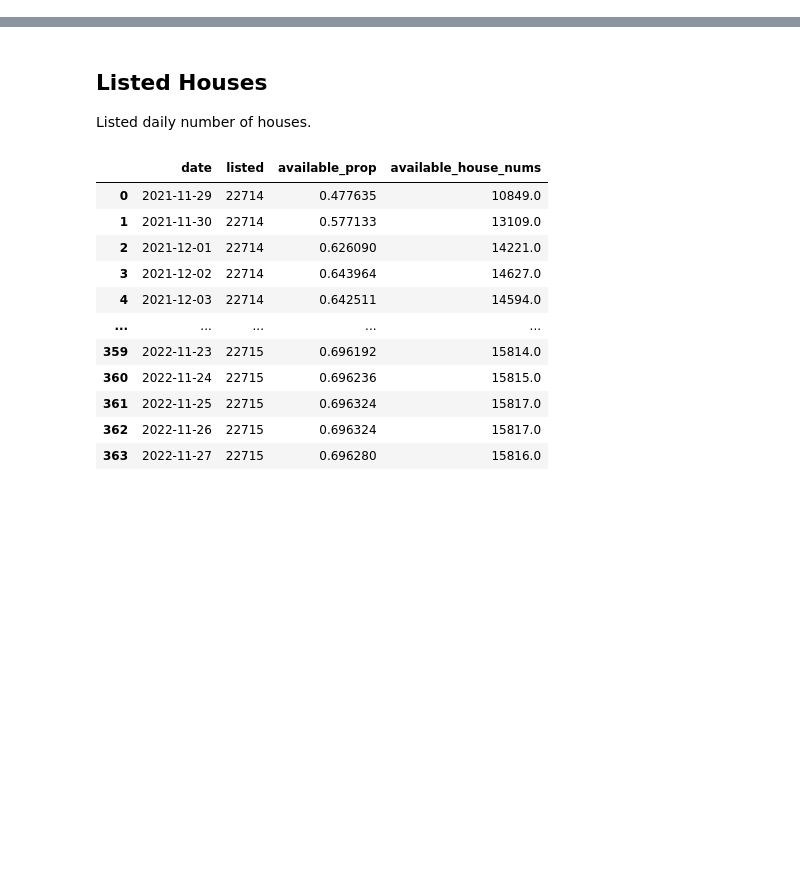
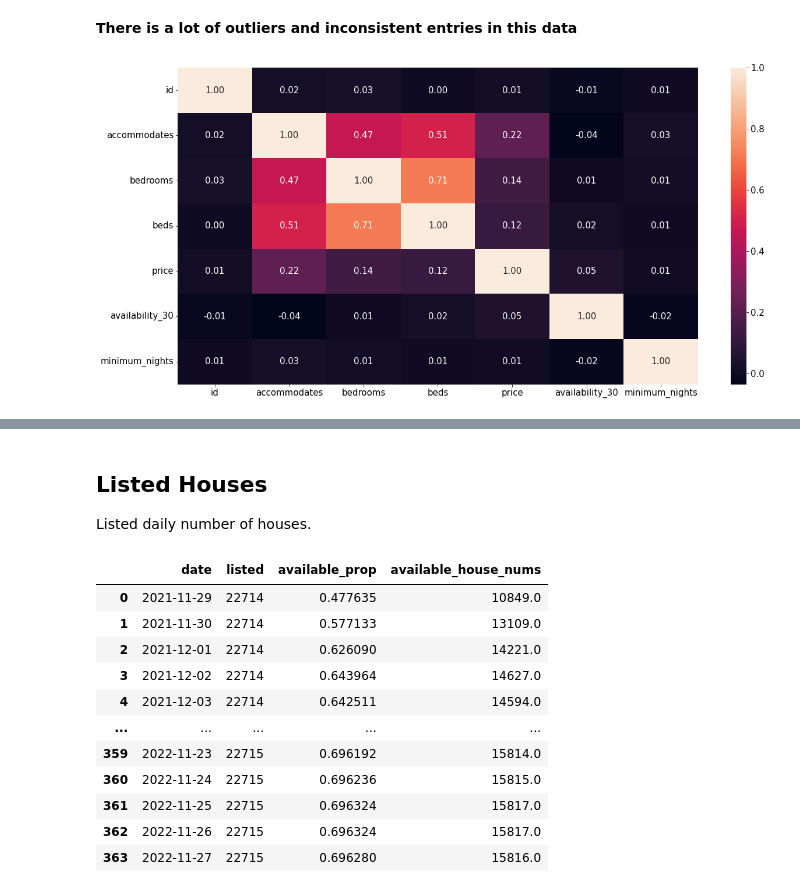
Before and after one commit to BenTata-86/Airbnb-Istanbul-Athens-Comparison, a Jupyter notebook: airbnb-istanbul-vs-athens.ipynb, the cells around one changed output, grey strips where cells are left out. Saved outputs shown, nothing was run; the diff lists cells and outputs as text; code cells hidden in the pictures; blank space fills up the shorter version.

```diff
--- a/airbnb-istanbul-vs-athens.ipynb
+++ b/airbnb-istanbul-vs-athens.ipynb
@@ -72,0 +320,16 @@ Now the data is ready, we will look at the price comparison
+# %%
+columns = [
+    'id',
+    'neighbourhood_cleansed',
+    'property_type',
+    'room_type',
+    'accommodates',
+    'bedrooms',
+    'beds',
+    'price',
+    'availability_30',
+    'minimum_nights',
+]
+# %%
+new_listings = listings_is.filter(columns, axis=1)
+new_listings.head()
@@ -72,0 +382,7 @@ Now the data is ready, we will look at the price comparison
+# %% [markdown]
+**There is a lot of outliers and inconsistent entries in this data**
+# %%
+fig, ax = plt.subplots(figsize=(20, 10))
+ax=sns.heatmap(new_listings.corr(), annot=True, fmt=".2f");
+# %% [output]
+[figure, added]
```
Also changed, not shown: parts of 110 cells of this notebook.
